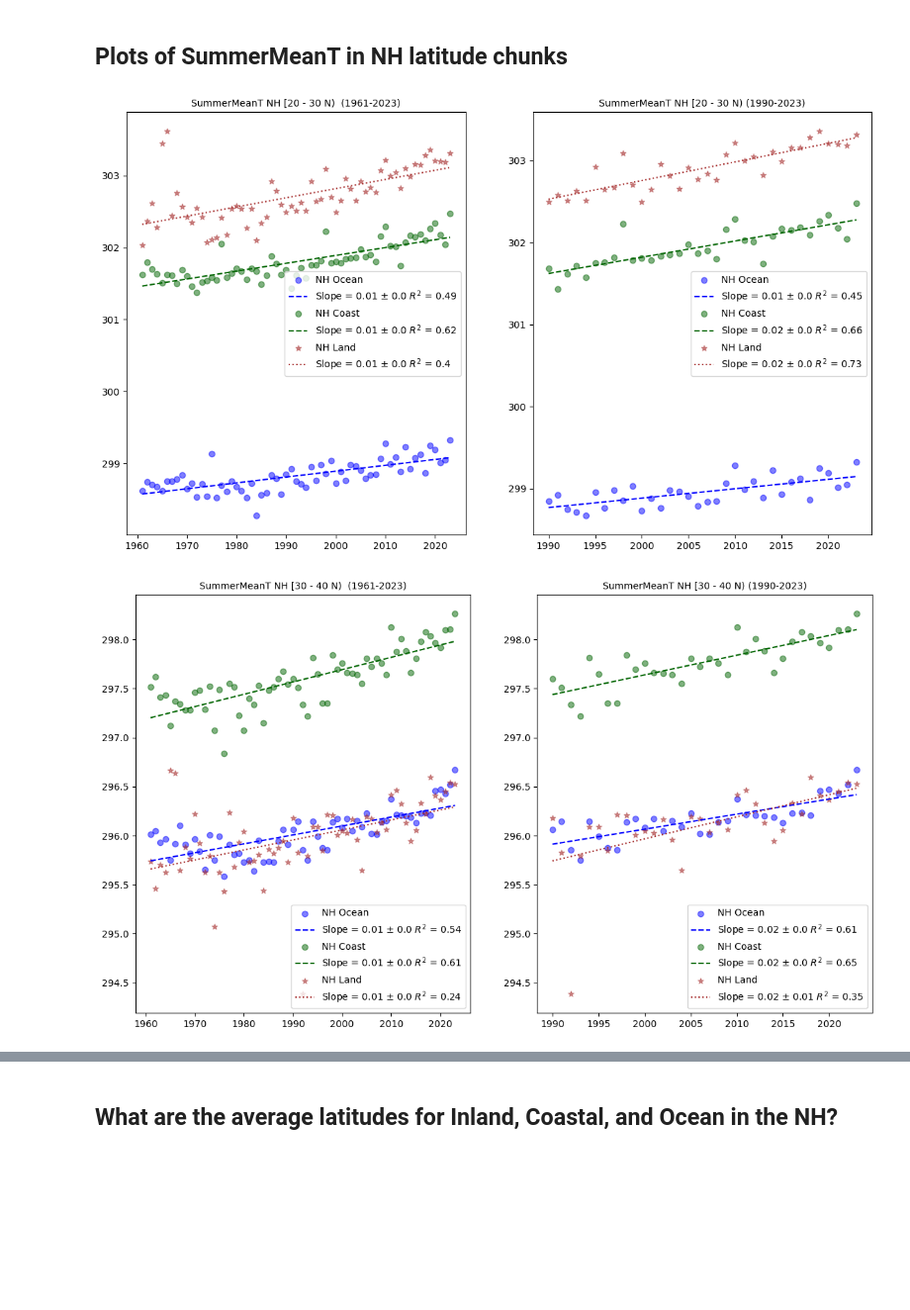
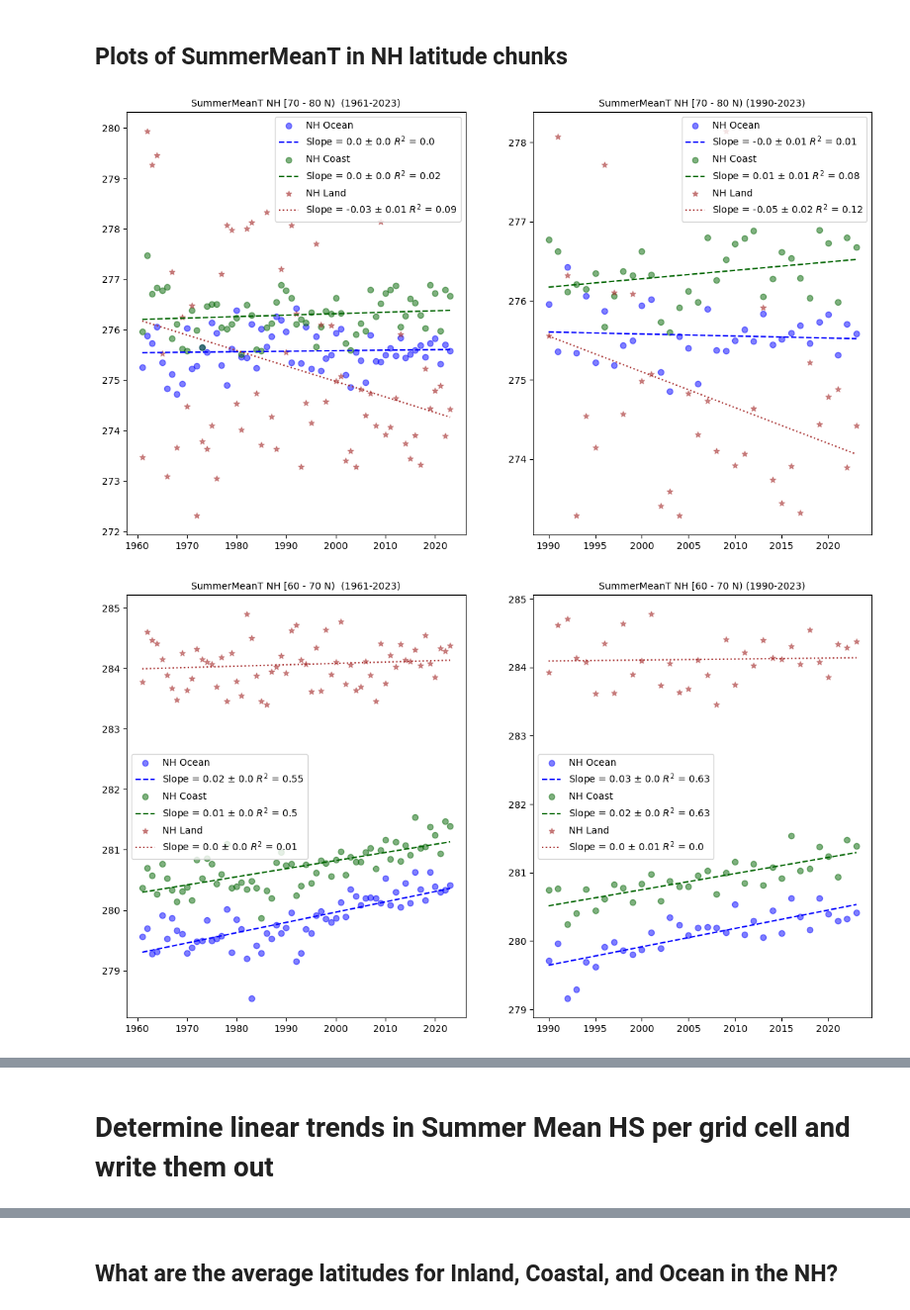
Before and after one commit to tedscott/HeatWaves, a Jupyter notebook: MeanTTrends.ipynb, the cells around one changed output, grey strips where cells are left out. Shown at 99% size. Cells and saved outputs as stored; diff of their text form; code cells hidden in the pictures; blank space fills up the shorter version.

Commit message:
updaing trend notebooks to add more metrics

```diff
--- a/MeanTTrends.ipynb
+++ b/MeanTTrends.ipynb
@@ -68,7 +68,7 @@ Data variables:
 
 
 # 10 degree latitude buckets
-lat_bins = [20,30,40,50,60,70]
+lat_bins = [70,60,50,40,30,20]
 
 
 
@@ -195,32 +195,32 @@ for i,v in enumerate(lat_bins):
     x_ocean = nh_ocean_an.time.dt.year.values
     y_ocean = nh_ocean_an.SummerMeanT.values
     coefs_ocean, V = np.polyfit(x_ocean, y_ocean, 1, cov=True)
     poly_ocean = np.poly1d(coefs_ocean)
     slope_ocean = np.round(coefs_ocean[0],2)
     slope_ocean_sd = np.round(np.sqrt(V[0][0]),2)
     # add in R^2 and RMSE
     ymean = np.mean(y_ocean)
     ss_total = np.sum((y_ocean - ymean)**2)
     ss_res = np.sum((y_ocean - poly_ocean(x_ocean))**2)
     #rmse = np.sqrt(ss_res/365.0)
     r_squared_ocean = np.round(1 - (ss_res / ss_total),2)
 
     # plot data
     ax2.scatter(x_ocean, y_ocean, label="NH Ocean", c="blue", alpha=0.5)
     ax2.plot(x_ocean, poly_ocean(x_ocean), linestyle="dashed", color='blue',
          label="Slope = "+str(slope_ocean)+" $\pm$ "+str(slope_ocean_sd)+" $R^2$ = "+str(r_squared_ocean))
     ax2.scatter(x_coast, y_coast, label="NH Coast", c="darkgreen", alpha=0.5)
     ax2.plot(x_coast, poly_coast(x_coast), linestyle="dashed", color='darkgreen',
          label="Slope = "+str(slope_coast)+" $\pm$ "+str(slope_coast_sd)+" $R^2$ = "+str(r_squared_coast))
     ax2.scatter(x_land, y_land, label="NH Land", marker='*', facecolors='brown', edgecolors='brown', alpha=0.5)
     ax2.plot(x_land, poly_land(x_land), linestyle="dotted", color='brown',
          label="Slope = "+str(slope_land)+" $\pm$ "+str(slope_land_sd)+" $R^2$ = "+str(r_squared_land))
     ax2.set_title("SummerMeanT NH [" + str(v) +" - " + str(v+10) + " N) (1990-2023)", fontsize = 10)
     ax2.legend(loc='best')
 
 
 plt.tight_layout()
 plt.show()
 # %% [output]
-[figure, old version]
+[figure, new version]
-[figure, old version]
+[figure, new version]
@@ -232,0 +233,2 @@ Wall time: 2min 26s
+# %% [markdown]
+# Determine linear trends in Summer Mean HS per grid cell and write them out
```
Also changed, not shown: parts of 43 cells of this notebook.
